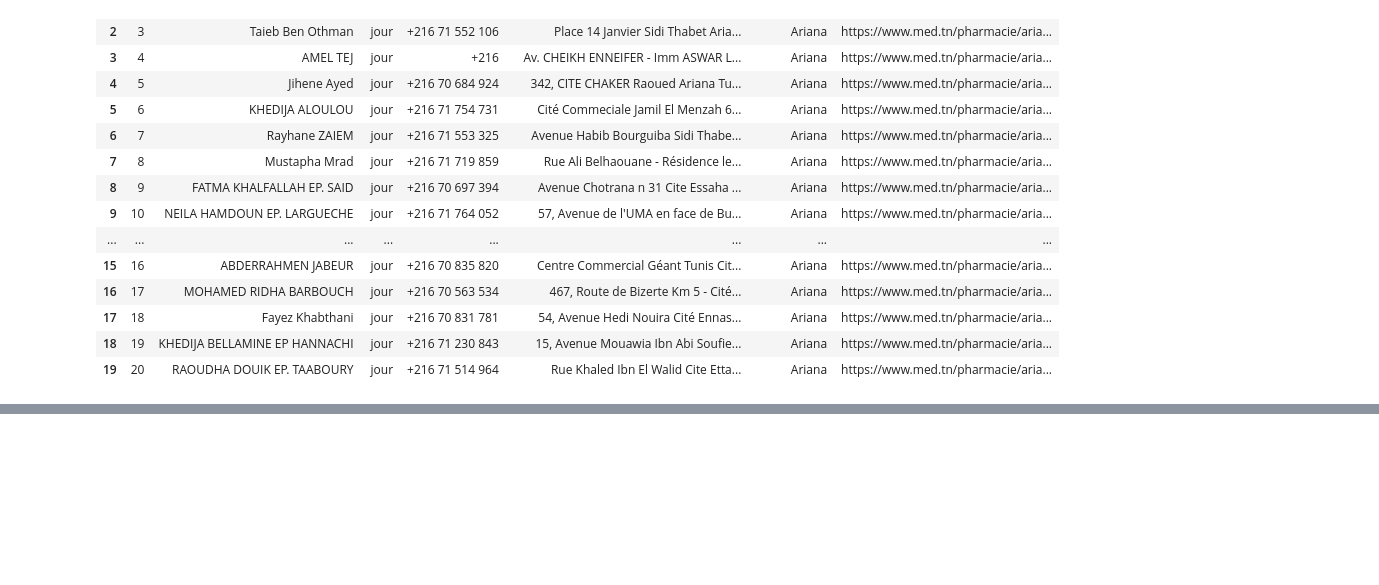
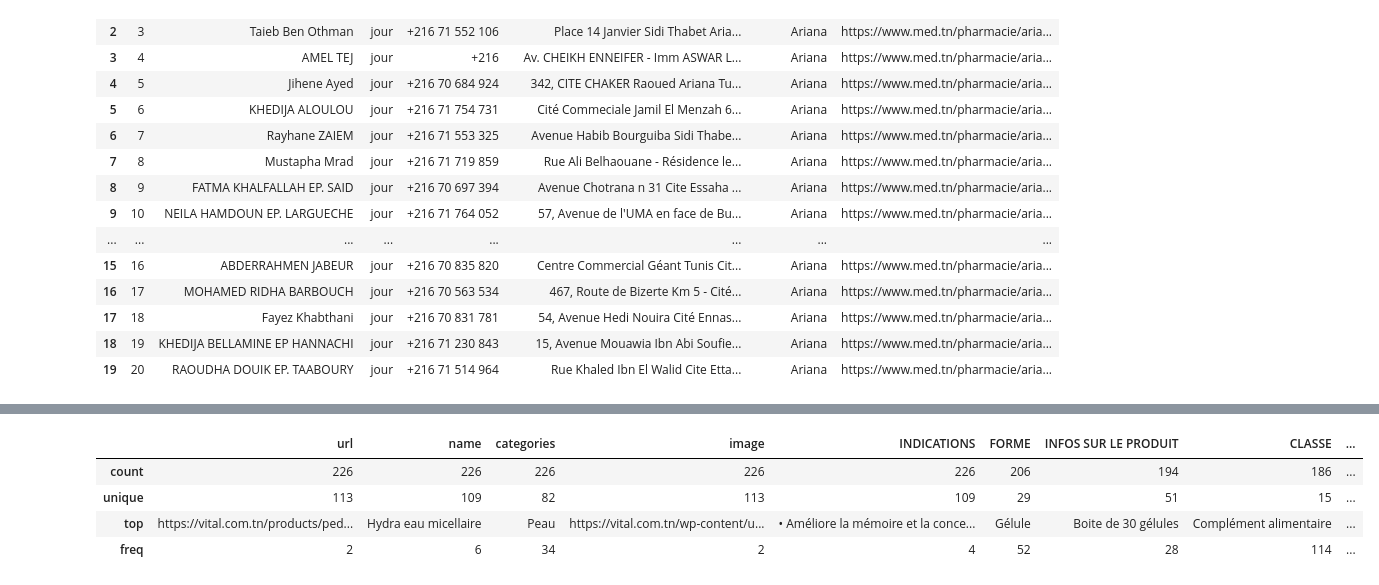
Before and after one commit to Amzilynn/PIDS-Cowin, a Jupyter notebook: PI_main.ipynb, the cells around one changed output, grey strips where cells are left out. Drawn from its saved outputs; the diff is of its cells as text; code cells hidden in the pictures; blank space fills up the shorter version.

```diff
--- a/PI_main.ipynb
+++ b/PI_main.ipynb
@@ -1198,0 +1406,29 @@ df_pharma.head(20)
+# %%
+import os
+
+file_path = "/content/drive/MyDrive/Dataset_ML/vital_products_clean_FINAL_VERSION.csv"
+
+# Check if the file exists before trying to read it
+if os.path.exists(file_path):
+    try:
+        # Try reading with utf-8 first (default)
+        df = pd.read_csv(file_path, sep=';', skiprows=1)
+        print(f"Successfully loaded CSV with utf-8: {df.shape[0]} rows, {df.shape[1]} columns")
+    except UnicodeDecodeError:
+        try:
+            # If utf-8 fails, try latin-1
+            df = pd.read_csv(file_path, encoding='latin-1')
+            print(f"Successfully loaded CSV with latin-1: {df.shape[0]} rows, {df.shape[1]} columns")
+        except Exception as e:
+            print(f"Error loading CSV with latin-1: {e}")
+            df = None # Ensure df is None if loading fails
+    except Exception as e:
+        print(f"An unexpected error occurred while loading CSV: {e}")
+        df = None # Ensure df is None if loading fails
+else:
+    print(f"Error: The file was not found at {file_path}")
+    df = None # Ensure df is None if file is not found
+
+if df is not None:
+    # Display the first few rows if the dataframe was loaded successfully
+    display(df.head(20))
@@ -1198,0 +1475,8 @@ df_pharma.head(20)
+# %%
+df.describe()
+# %% [output]
+|  | url | name | categories | image | INDICATIONS | FORME | INFOS SUR LE PRODUIT | CLASSE | ... |
+| count | 226 | 226 | 226 | 226 | 226 | 206 | 194 | 186 | ... |
+| unique | 113 | 109 | 82 | 113 | 109 | 29 | 51 | 15 | ... |
+| top | https://vital.com.tn/products/ped... | Hydra eau micellaire | Peau | https://vital.com.tn/wp-content/u... | • Améliore la mémoire et la conce... | Gélule | Boite de 30 gélules | Complément alimentaire | ... |
+| freq | 2 | 6 | 34 | 2 | 4 | 52 | 28 | 114 | ... |
```
Also changed, not shown: parts of 46 cells of this notebook.
